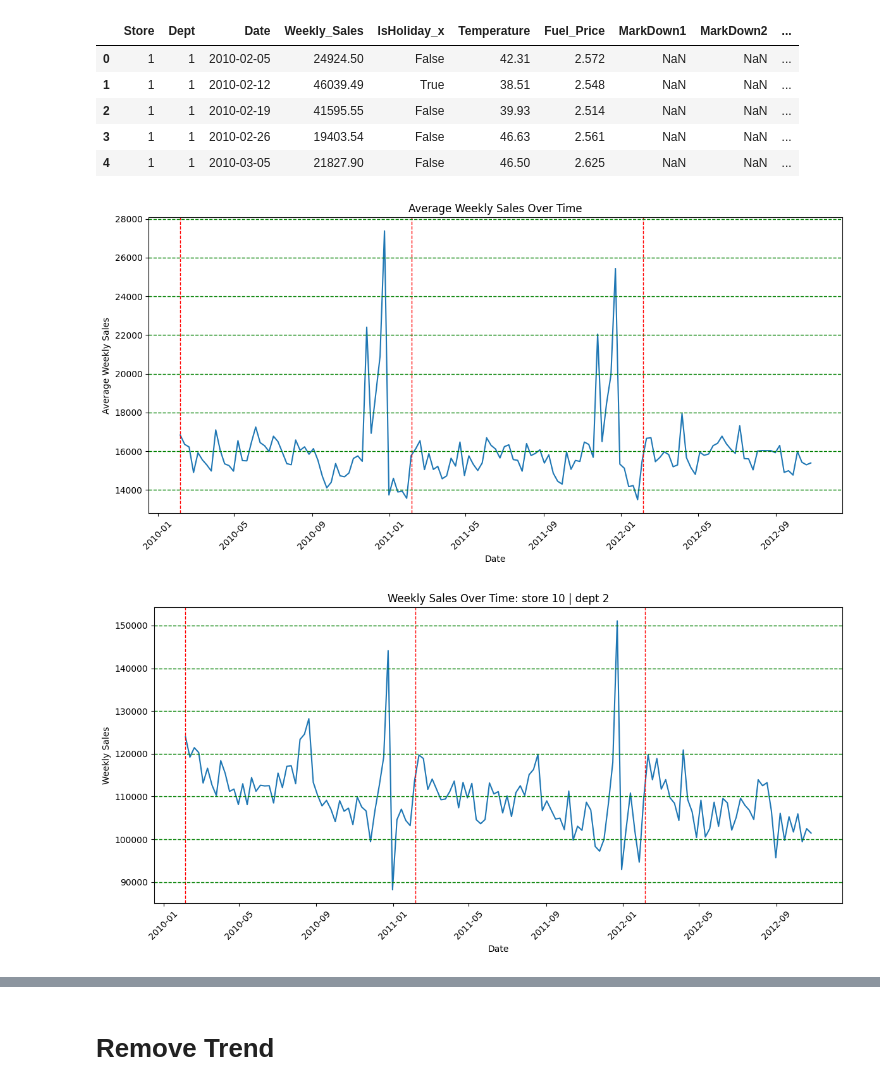
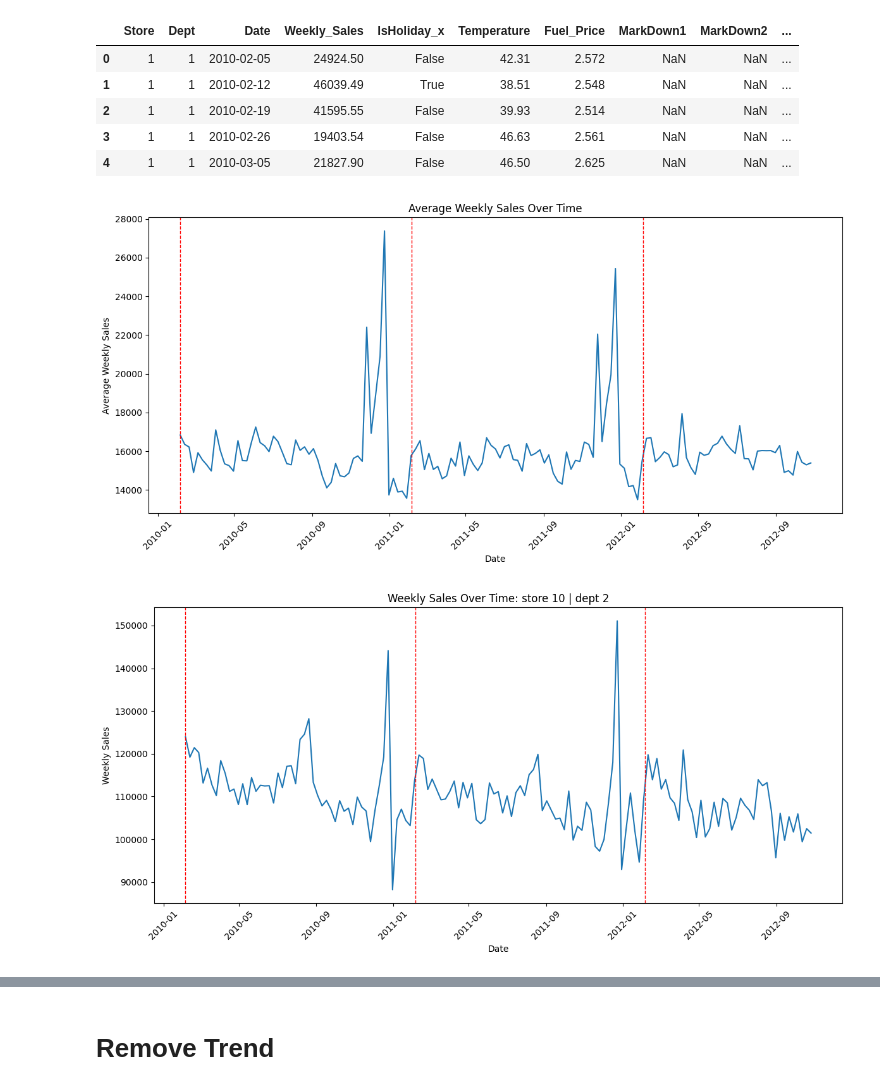
Before and after one commit to Cimbir/Store-Sales-Forecasting, a Jupyter notebook: model_sarima.ipynb, the cells around one changed output, grey strips where cells are left out. Cells and saved outputs as stored; diff of their text form; code cells hidden in the pictures.

```diff
--- a/model_sarima.ipynb
+++ b/model_sarima.ipynb
@@ -100,27 +110,24 @@ display(df.head())
 # %%
 df['Date'] = pd.to_datetime(df['Date'])
 avg_sales_over_time = df.groupby('Date')['Weekly_Sales'].mean()
 
 plt.figure(figsize=(12, 6))
 plt.plot(avg_sales_over_time.index, avg_sales_over_time.values)
 plt.xlabel('Date')
 plt.ylabel('Average Weekly Sales')
 plt.title('Average Weekly Sales Over Time')
 plt.xticks(rotation=45)
 plt.tight_layout()
 
 # Add vertical lines for the end of each year
 years = pd.to_datetime(avg_sales_over_time.index).year.unique()
 for year in years:
     end_of_year = pd.to_datetime(f'{year}-02-05')
     plt.axvline(end_of_year, color='red', linestyle='--', lw=1)
 
-for i in range(7, 15):
-  plt.axhline(i * 2000, color='green', linestyle='--', lw=1)
-
 plt.show()
 # %% [output]
-[figure, old version]
+[figure, new version]
 # %%
 store_id = 10
 dept_id = 2
@@ -143,12 +150,9 @@ for year in years:
     end_of_year = pd.to_datetime(f'{year}-02-05')
     plt.axvline(end_of_year, color='red', linestyle='--', lw=1)
 
-for i in range(9, 16):
-  plt.axhline(i * 10000, color='green', linestyle='--', lw=1)
-
 plt.show()
 # %% [output]
-[figure, old version]
+[figure, new version]
 # %%
 import random
 
```
Also changed, not shown: parts of 34 cells of this notebook.
